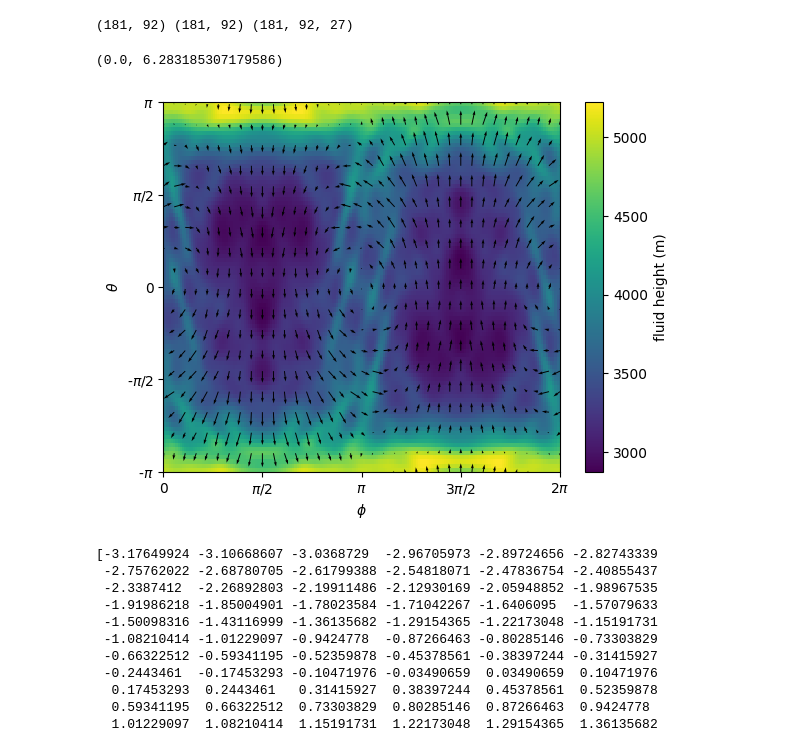
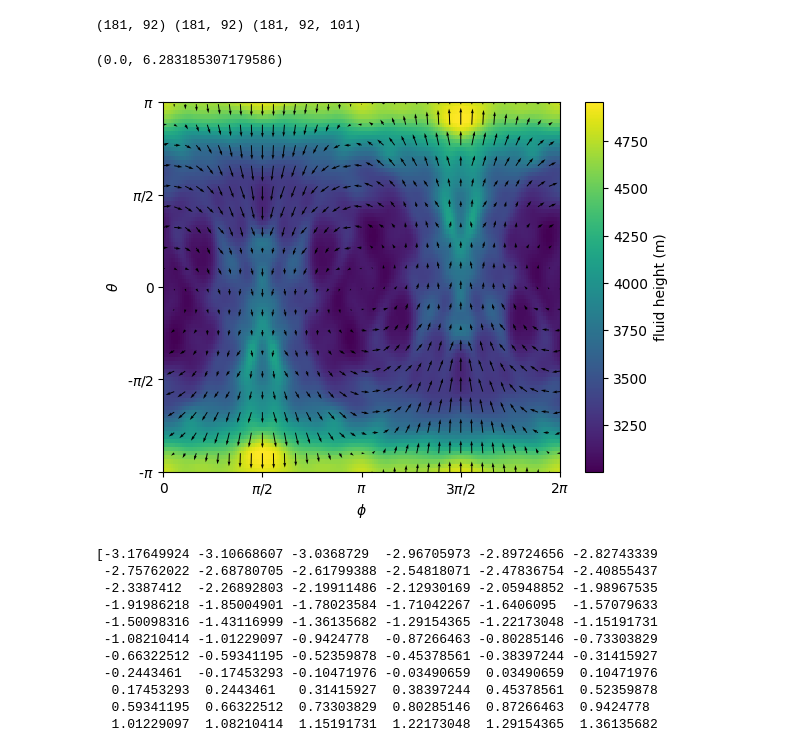
Before and after one commit to dana-grund/HPC4WC, a Jupyter notebook: projects/2023/project06_shallow_water/visualization/visualization.ipynb, the cells around one changed output. Saved outputs shown, nothing was run; the diff lists cells and outputs as text; code cells hidden in the pictures.

Commit message:
visualizations on the torus

```diff
--- a/projects/2023/project06_shallow_water/visualization/visualization.ipynb
+++ b/projects/2023/project06_shallow_water/visualization/visualization.ipynb
@@ -31,9 +30,11 @@ os.listdir(path)
 # %%
 # unpickle the data
 test_case = "1"
-h_data = pickle.load(open(path + "swes-numpy-" + test_case + "-M180-N90-T5-1-h", "rb"))
-u_data = pickle.load(open(path + "swes-numpy-" + test_case + "-M180-N90-T5-1-u", "rb"))
-v_data = pickle.load(open(path + "swes-numpy-" + test_case + "-M180-N90-T5-1-v", "rb"))
+run_time = "T20"
+
+h_data = pickle.load(open(path + "swes-numpy-" + test_case + "-M180-N90-"+run_time+"-1-h", "rb"))
+u_data = pickle.load(open(path + "swes-numpy-" + test_case + "-M180-N90-"+run_time+"-1-u", "rb"))
+v_data = pickle.load(open(path + "swes-numpy-" + test_case + "-M180-N90-"+run_time+"-1-v", "rb"))
 
 t = h_data[2]
 phi = h_data[3][1:-1, :]
@@ -46,35 +47,35 @@ v = v_data[5]
 
 print(phi.shape, theta.shape, h.shape)
 # %% [output]
-(181, 92) (181, 92) (181, 92, 27)
+(181, 92) (181, 92) (181, 92, 101)
 # %%
-timestep = -1
+timestep = 60
 quiver_stride = 5
 plt.pcolormesh(phi, theta, h[:, :, timestep])
 # color bar with label
 cbar = plt.colorbar()
 cbar.set_label("fluid height (m)")
 
 plt.quiver(
     phi[::quiver_stride, ::quiver_stride],
     theta[::quiver_stride, ::quiver_stride],
     u[::quiver_stride, ::quiver_stride, timestep],
     v[::quiver_stride, ::quiver_stride, timestep],
 )
 
 plt.ylabel(r"$\theta$")
 plt.yticks(
     np.linspace(-np.pi, np.pi, 5), ["-$\pi$", "-$\pi/2$", "0", "$\pi/2$", "$\pi$"]
 )
 plt.ylim(-np.pi, np.pi)
 plt.xlabel(r"$\phi$")
 plt.xticks(
     np.linspace(0, 2 * np.pi, 5), ["0", "$\pi/2$", "$\pi$", "$3\pi/2$", "$2\pi$"]
 )
 plt.xlim(0, 2 * np.pi)
 # %% [output]
 (0.0, 6.283185307179586)
-[figure, old version]
+[figure, new version]
 # %%
 print(theta[0,:])
 # %% [output]
```
Also changed, not shown: parts of 5 cells of this notebook, 3 other files.
